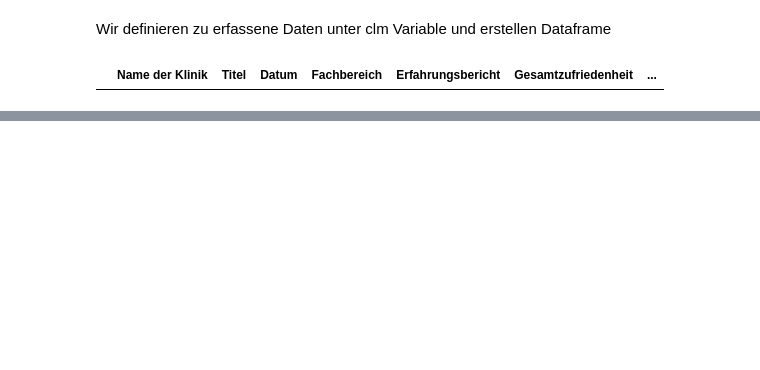
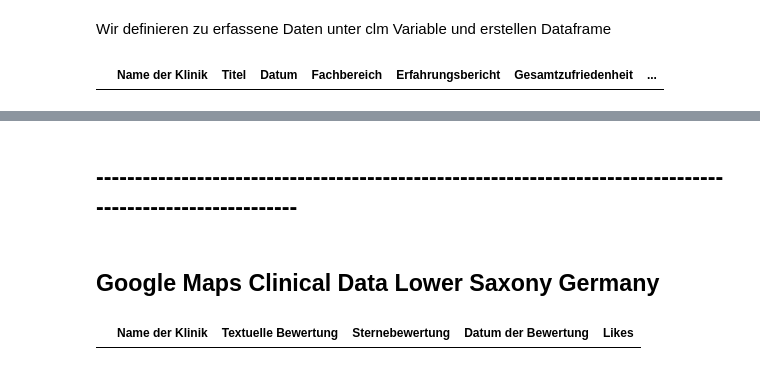
Before and after one commit to ablmz/AbschlussProject-EndToEnd-DS-Project-, a Jupyter notebook: klinikbewertung.de/clinical_data_lowersaxony.ipynb, the cells around one changed output, grey strips where cells are left out. Drawn from its saved outputs; the diff is of its cells as text; code cells hidden in the pictures; blank space fills up the shorter version.

```diff
--- a/klinikbewertung.de/clinical_data_lowersaxony.ipynb
+++ b/klinikbewertung.de/clinical_data_lowersaxony.ipynb
@@ -245,0 +230,4 @@ df.to_json(r'C:\Users\name\Desktop\WB\Abschlussproject\dataframeasim.json')
+# %% [markdown]
+## -----------------------------------------------------------------------------------------------------------
+# %% [markdown]
+## Google Maps Clinical Data Lower Saxony Germany
@@ -245,0 +243,6 @@ df.to_json(r'C:\Users\name\Desktop\WB\Abschlussproject\dataframeasim.json')
+# %%
+clmgoogle=['Name der Klinik','Textuelle Bewertung','Sternebewertung', 'Datum der Bewertung','Likes']
+dfgoogle=pd.DataFrame(columns=clmgoogle)
+dfgoogle
+# %% [output]
+|  | Name der Klinik | Textuelle Bewertung | Sternebewertung | Datum der Bewertung | Likes |
```
Also changed, not shown: parts of 28 cells of this notebook.
